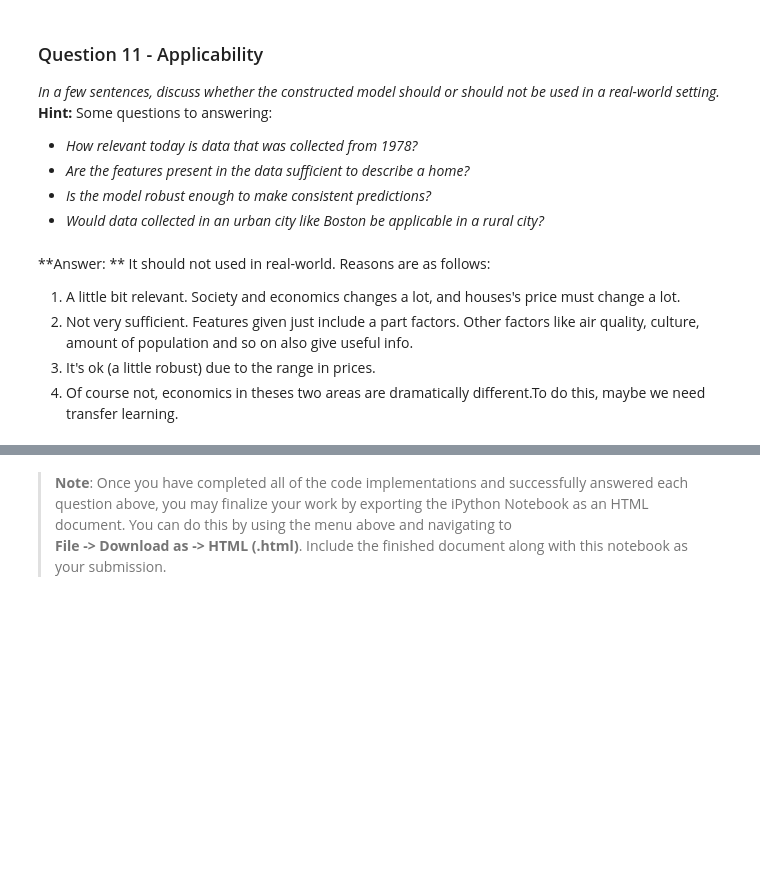
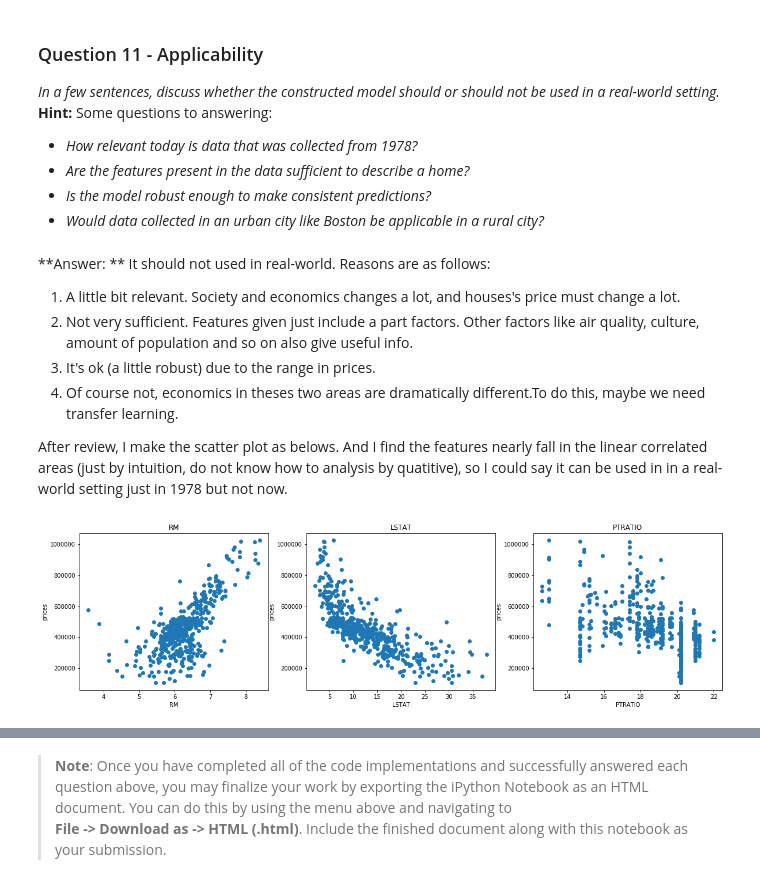
Before and after one commit to amirkhango/machine-learning, a Jupyter notebook: projects/boston_housing/boston_housing.ipynb, the cells around one changed output, grey strips where cells are left out. Saved outputs shown, nothing was run; the diff lists cells and outputs as text; code cells hidden in the pictures; blank space fills up the shorter version.

Commit message:
Commit after the first review for .ipynb file

```diff
--- a/projects/boston_housing/boston_housing.ipynb
+++ b/projects/boston_housing/boston_housing.ipynb
@@ -395,3 +421,16 @@ It should not used in real-world. Reasons are as follows:
 2. Not very sufficient. Features given just include a part factors. Other factors like air quality, culture, amount of population and so on also give useful info.
 3. It's ok (a little robust) due to the range in prices.
 4. Of course not, economics in theses two areas are dramatically different.To do this, maybe we need transfer learning.
+
+After review, I make the scatter plot as belows. And I find the features nearly fall in the linear correlated areas (just by intuition, do not know how to analysis by quatitive), so I could say it can be used in in a real-world setting just in 1978 but not now.
+# %%
+import matplotlib.pyplot as plt
+plt.figure(figsize=(20, 5))
+for i, col in enumerate(features.columns):
+    plt.subplot(1, 3, i+1)
+    plt.plot(data[col], prices, 'o')
+    plt.title(col)
+    plt.xlabel(col)
+    plt.ylabel('prices')
+# %% [output]
+[figure, added]
```
Also changed, not shown: parts of 5 cells of this notebook.
